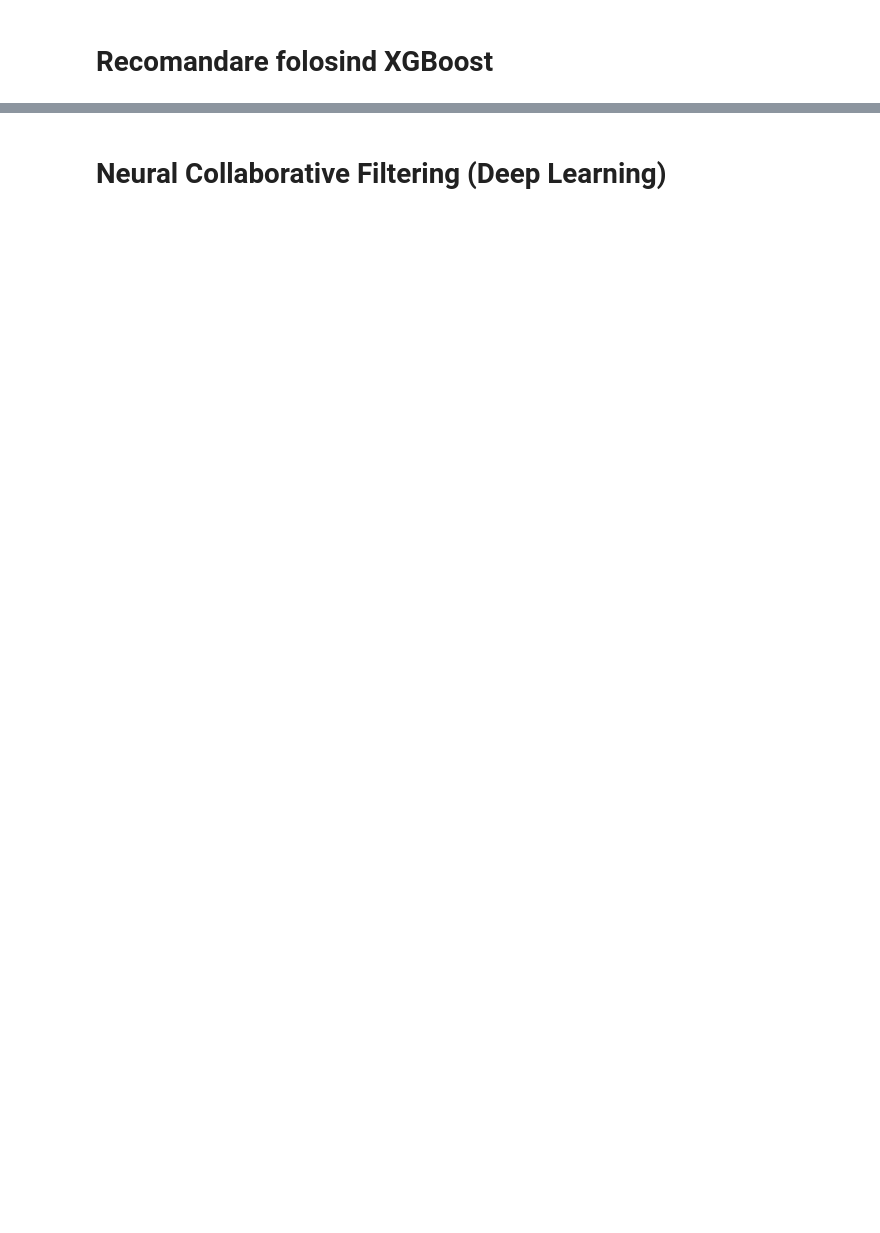
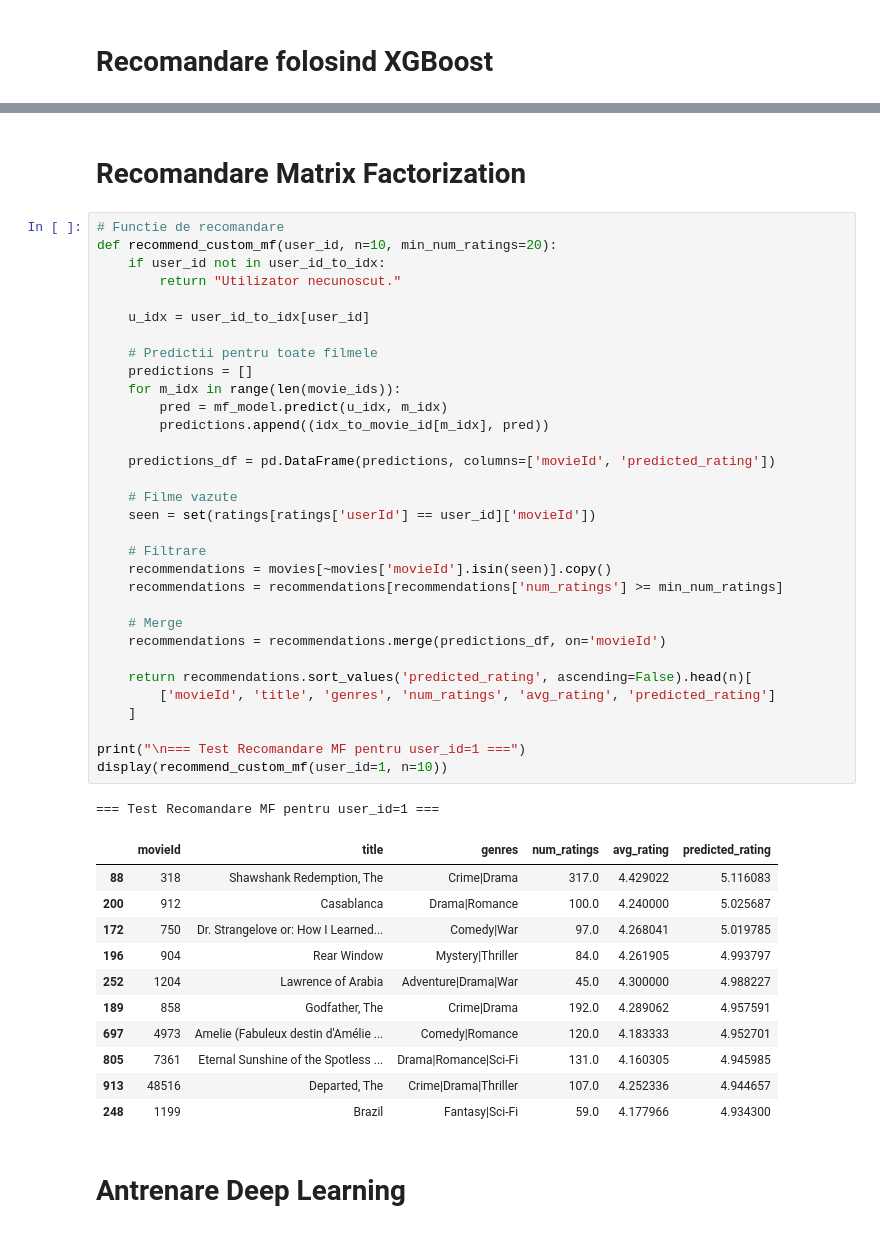
Before and after one commit to Alexandorel/ML-Product-Recommendation, a Jupyter notebook: src/python.ipynb, the cells around one changed output, grey strips where cells are left out. Saved outputs shown, nothing was run; the diff lists cells and outputs as text; blank space fills up the shorter version.

```diff
--- a/src/python.ipynb
+++ b/src/python.ipynb
@@ -1375,5 +1333,52 @@ Matrix Factorization (Custom SGD) MAE:  0.6748
+# %% [markdown]
+# Recomandare Matrix Factorization
+# %%
+# Functie de recomandare
+def recommend_custom_mf(user_id, n=10, min_num_ratings=20):
+    if user_id not in user_id_to_idx:
+        return "Utilizator necunoscut."
+
+    u_idx = user_id_to_idx[user_id]
+
+    # Predictii pentru toate filmele
+    predictions = []
+    for m_idx in range(len(movie_ids)):
+        pred = mf_model.predict(u_idx, m_idx)
+        predictions.append((idx_to_movie_id[m_idx], pred))
+
+    predictions_df = pd.DataFrame(predictions, columns=['movieId', 'predicted_rating'])
+
+    # Filme vazute
+    seen = set(ratings[ratings['userId'] == user_id]['movieId'])
+
+    # Filtrare
+    recommendations = movies[~movies['movieId'].isin(seen)].copy()
+    recommendations = recommendations[recommendations['num_ratings'] >= min_num_ratings]
+
+    # Merge
+    recommendations = recommendations.merge(predictions_df, on='movieId')
+
+    return recommendations.sort_values('predicted_rating', ascending=False).head(n)[
+        ['movieId', 'title', 'genres', 'num_ratings', 'avg_rating', 'predicted_rating']
+    ]
+
+print("\n=== Test Recomandare MF pentru user_id=1 ===")
+display(recommend_custom_mf(user_id=1, n=10))
+# %% [output]
+=== Test Recomandare MF pentru user_id=1 ===
+|  | movieId | title | genres | num_ratings | avg_rating | predicted_rating |
+| 88 | 318 | Shawshank Redemption, The | Crime|Drama | 317.0 | 4.429022 | 5.116083 |
+| 200 | 912 | Casablanca | Drama|Romance | 100.0 | 4.240000 | 5.025687 |
+| 172 | 750 | Dr. Strangelove or: How I Learned... | Comedy|War | 97.0 | 4.268041 | 5.019785 |
+| 196 | 904 | Rear Window | Mystery|Thriller | 84.0 | 4.261905 | 4.993797 |
+| 252 | 1204 | Lawrence of Arabia | Adventure|Drama|War | 45.0 | 4.300000 | 4.988227 |
+| 189 | 858 | Godfather, The | Crime|Drama | 192.0 | 4.289062 | 4.957591 |
+| 697 | 4973 | Amelie (Fabuleux destin d'Amélie ... | Comedy|Romance | 120.0 | 4.183333 | 4.952701 |
+| 805 | 7361 | Eternal Sunshine of the Spotless ... | Drama|Romance|Sci-Fi | 131.0 | 4.160305 | 4.945985 |
+| 913 | 48516 | Departed, The | Crime|Drama|Thriller | 107.0 | 4.252336 | 4.944657 |
+| 248 | 1199 | Brazil | Fantasy|Sci-Fi | 59.0 | 4.177966 | 4.934300 |
 # %% [markdown]
-# Neural Collaborative Filtering (Deep Learning)
+# Antrenare Deep Learning
 # %%
 import torch
 import torch.nn as nn
```
Also changed, not shown: parts of 10 cells of this notebook, 6 other files.
